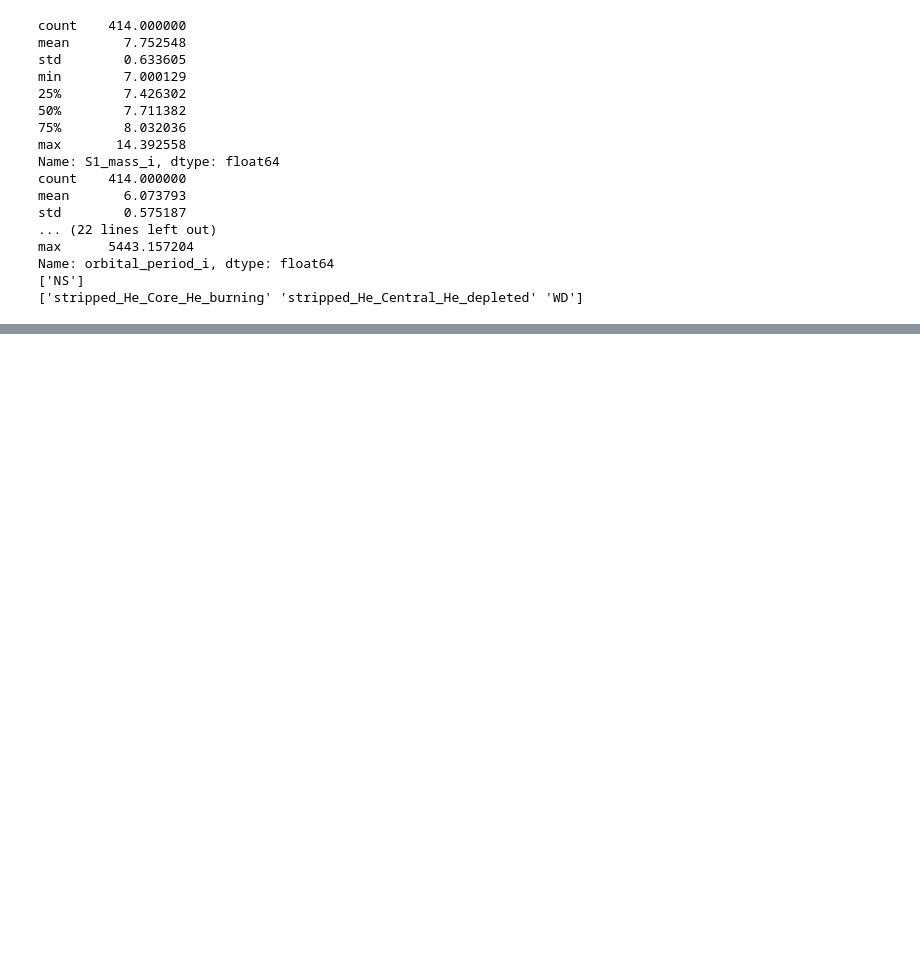
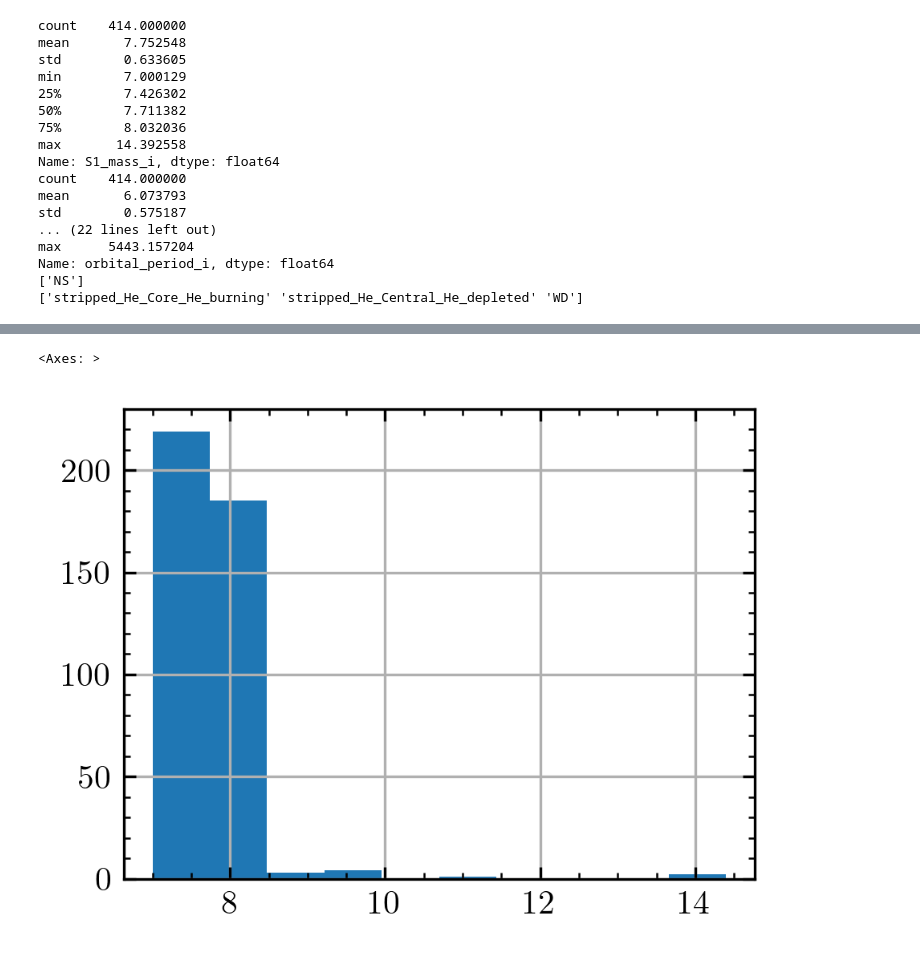
Before and after one commit to PiersonLip/UCXB-Investegation, a Jupyter notebook: InitResearch/FindingInitGridProp.ipynb, the cells around one changed output, grey strips where cells are left out. Saved outputs shown, nothing was run; the diff lists cells and outputs as text; code cells hidden in the pictures; blank space fills up the shorter version.

```diff
--- a/InitResearch/FindingInitGridProp.ipynb
+++ b/InitResearch/FindingInitGridProp.ipynb
@@ -195,0 +206,5 @@ Name: orbital_period_i, dtype: float64
+# %%
+UCXBs['S1_mass_i'].hist()
+# %% [output]
+<Axes: >
+[figure, added]
```
Also changed, not shown: parts of 4 cells of this notebook.
